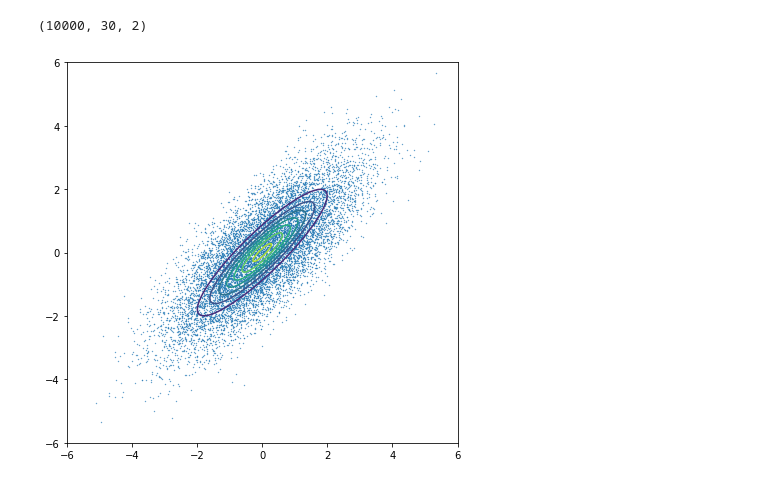
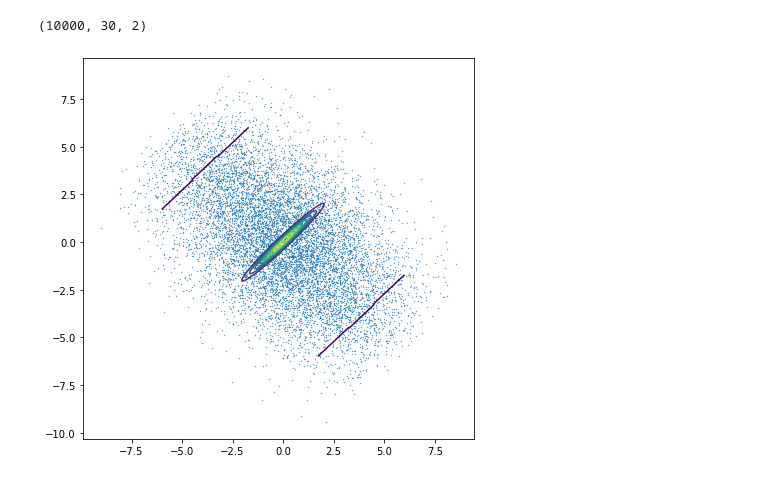
Before and after one commit to BrianWhiteaker/HMC, a Jupyter notebook: HMC0.ipynb, the cells around one changed output. Cells and saved outputs as stored; diff of their text form; code cells hidden in the pictures.

```diff
--- a/HMC0.ipynb
+++ b/HMC0.ipynb
@@ -30,7 +60,7 @@ def KE(x:  Tensor,
         ke = .5 * mm(a.t(),a)
     return ke
 
-def PE_1(x:  Tensor,
+def PE(x:  Tensor,
          mu: Tensor,
          Minv: Optional[Tensor] = None,
          detM: Optional[float] = 0.0) -> Tensor:
@@ -45,26 +75,6 @@ def PE_1(x:  Tensor,
     else:
         pe = .5 * mm(a.t(),a)
     return pe
-
-def PE_2(x1:  Tensor,
-         x2:  Tensor,
-         mu1: Tensor,
-         mu2: Tensor,
-         Minv1: Optional[Tensor] = None,
-         Minv2: Optional[Tensor] = None,
-         detM1: Optional[float] = 0.0,
-         detM2: Optional[float] = 0.0) -> Tensor:
-    '''
-    -log pi(q) where pi(q) is Gaussian
-    '''
-    #pdb.set_trace()
-    a = x-mu
-    if(torch.is_tensor(Minv)):
-        const = log(2*np.pi*np.sqrt(detM))
-        pe = .5 * mm(a.t(), mm(Minv,a)) + const
-    else:
-        pe = .5 * mm(a.t(),a)
-    return pe
 # %%
 def get_autograd(func: Callable,
                  x:    Tensor,
@@ -111,25 +121,16 @@ def stormer_verlet(V:    Callable,
     T: time interval length
     returns numpy arrays q and p
     '''
-    global qPath
     Nsteps = int(T//eps)
     q, p = q0.clone(), p0.clone()
     for n in range(Nsteps-1):
-        #pdb.set_trace()
-        start = time.time()
         _, dHdq = get_autograd(V, q, mu, Minv, detM)
-        d1 = time.time()-start
-
         p -= eps * dHdq/2 # half momentum step
         q += eps * p # full parameter step
 
-    start = time.time()
     _, dHdq = get_autograd(V, q, mu, Minv, detM)
-    d2 = time.time()-start
     p -= eps * dHdq # full momentum step
 
-    qPath[n,:] = torch.squeeze(q)
-    #print(f'n={n}  derivative time {d1:.6f} --- {d2:.6f}')
     return q,-p
 # %%
 def acceptance(q0: Tensor,
@@ -166,8 +167,8 @@ eps = 0.3  # Discretization of time-steps
 Nsteps = int(T//eps)
 Nq = 10000  # Number of q's to test
 D = 2  # Dimension of q
-M = torch.tensor([[1., 0.9],
-                  [0.9, 1.]])
+M = torch.tensor([[1., 0.98],
+                  [0.98, 1.]])
 Minv = inv(M)
 detM = det(M).type(torch.float32)
 mu = torch.tensor([[0.],[0.]],dtype=torch.float32)
@@ -223,15 +224,15 @@ allPaths_np.shape
 # %%
 N    = 200
 X    = np.linspace(-6, 6, N)
 Y    = np.linspace(-6, 6, N)
 X, Y = np.meshgrid(X, Y)
 pos  = np.dstack((X, Y))
-rv   = multivariate_normal([0, 0], [[1., 0.9],[0.9, 1.]])
+rv   = multivariate_normal([0, 0], [[1., 0.98],[0.98, 1.]])
 Z    = rv.pdf(pos)
 
 plt.figure(figsize=(7,7))
 plt.contour(X, Y, Z)
 plt.scatter(acceptedPoints_np[0,:], acceptedPoints_np[1,:], s=.1)
 plt.show()
 # %% [output]
-[figure, old version]
+[figure, new version]
```
Also changed, not shown: parts of 3 cells of this notebook, 1 other file.
